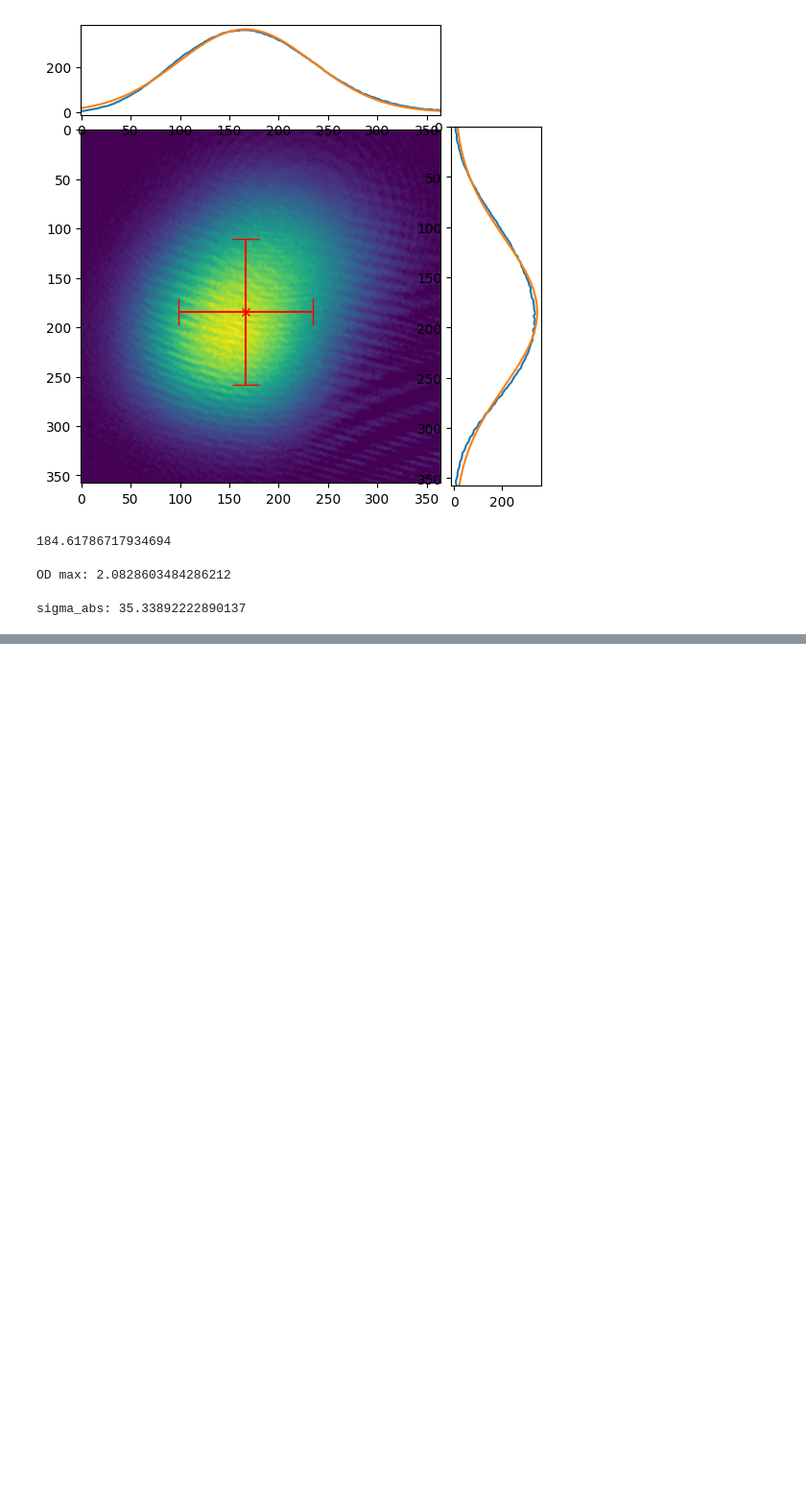
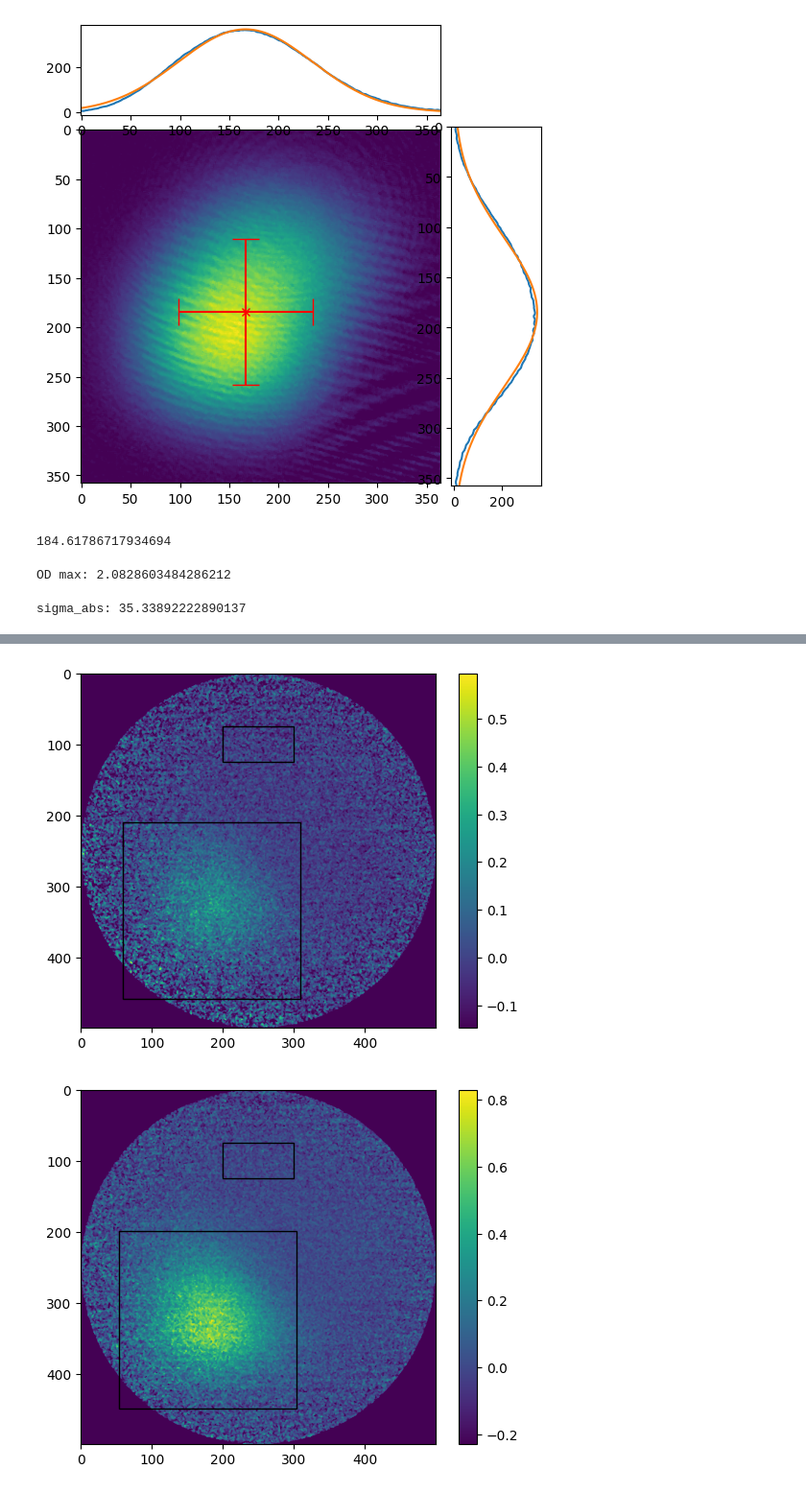
Before and after one commit to benmcdonough20/MOTsArentForKids, a Jupyter notebook: od_calculation.ipynb, the cells around one changed output, grey strips where cells are left out. Shown at 96% size. Cells and saved outputs as stored; diff of their text form; code cells hidden in the pictures; blank space fills up the shorter version.

```diff
--- a/od_calculation.ipynb
+++ b/od_calculation.ipynb
@@ -153,0 +170,6 @@ sigma_abs: 35.33892222890137
+# %%
+for datum in d.data:
+    datum.plot_blob()
+# %% [output]
+[figure, added]
+[figure, added]
```
Also changed, not shown: parts of 12 cells of this notebook, 5 other files.
